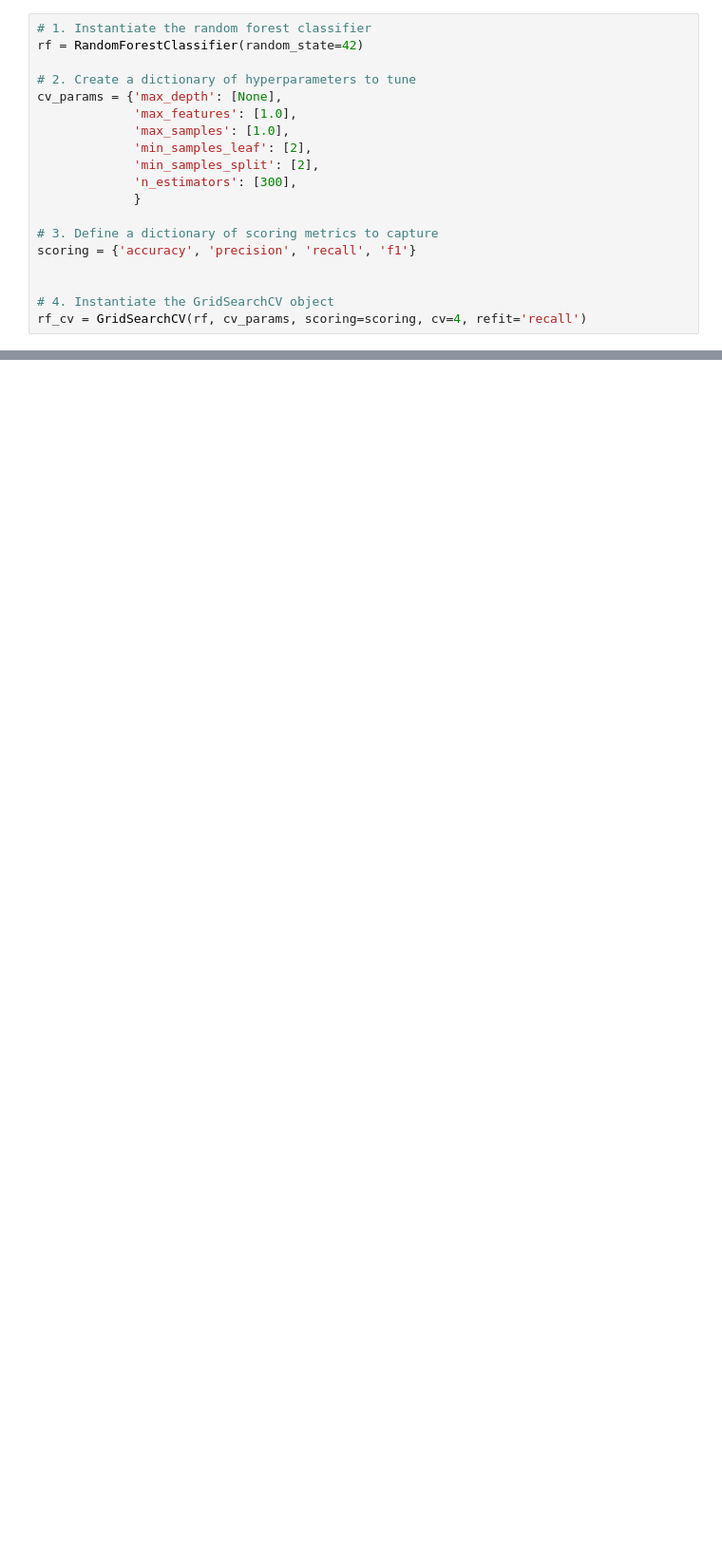
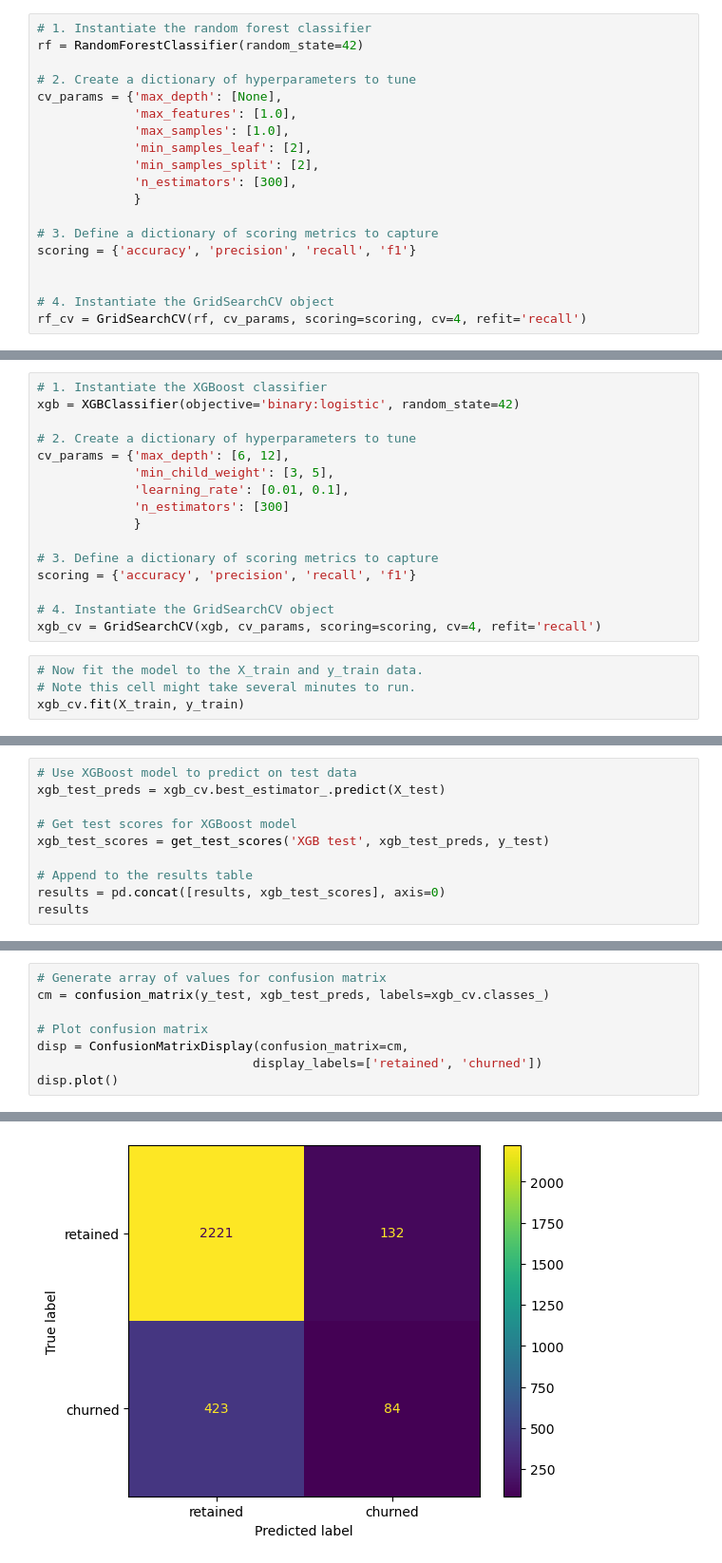
Before and after one commit to dvlanl/predicting_waze_customer_churn, a Jupyter notebook: build_machine_learning_model.ipynb, the cells around one changed output, grey strips where cells are left out. Shown at 95% size. Cells and saved outputs as stored; diff of their text form; blank space fills up the shorter version.

Commit message:
finished build_machine_learning_model.ipynb

```diff
--- a/build_machine_learning_model.ipynb
+++ b/build_machine_learning_model.ipynb
@@ -385,0 +474,20 @@ AttributeError: 'GridSearchCV' object has no attribute 'best_score_'
+# %%
+# 1. Instantiate the XGBoost classifier
+xgb = XGBClassifier(objective='binary:logistic', random_state=42)
+
+# 2. Create a dictionary of hyperparameters to tune
+cv_params = {'max_depth': [6, 12],
+             'min_child_weight': [3, 5],
+             'learning_rate': [0.01, 0.1],
+             'n_estimators': [300]
+             }
+
+# 3. Define a dictionary of scoring metrics to capture
+scoring = {'accuracy', 'precision', 'recall', 'f1'}
+
+# 4. Instantiate the GridSearchCV object
+xgb_cv = GridSearchCV(xgb, cv_params, scoring=scoring, cv=4, refit='recall')
+# %%
+# Now fit the model to the X_train and y_train data.
+# Note this cell might take several minutes to run.
+xgb_cv.fit(X_train, y_train)
@@ -385,0 +610,10 @@ AttributeError: 'GridSearchCV' object has no attribute 'best_score_'
+# %%
+# Use XGBoost model to predict on test data
+xgb_test_preds = xgb_cv.best_estimator_.predict(X_test)
+
+# Get test scores for XGBoost model
+xgb_test_scores = get_test_scores('XGB test', xgb_test_preds, y_test)
+
+# Append to the results table
+results = pd.concat([results, xgb_test_scores], axis=0)
+results
@@ -385,0 +633,9 @@ AttributeError: 'GridSearchCV' object has no attribute 'best_score_'
+# %%
+# Generate array of values for confusion matrix
+cm = confusion_matrix(y_test, xgb_test_preds, labels=xgb_cv.classes_)
+
+# Plot confusion matrix
+disp = ConfusionMatrixDisplay(confusion_matrix=cm,
+                             display_labels=['retained', 'churned'])
+disp.plot()
+# %% [output]
@@ -385,0 +643 @@ AttributeError: 'GridSearchCV' object has no attribute 'best_score_'
+[figure, added]
```
Also changed, not shown: parts of 54 cells of this notebook.
